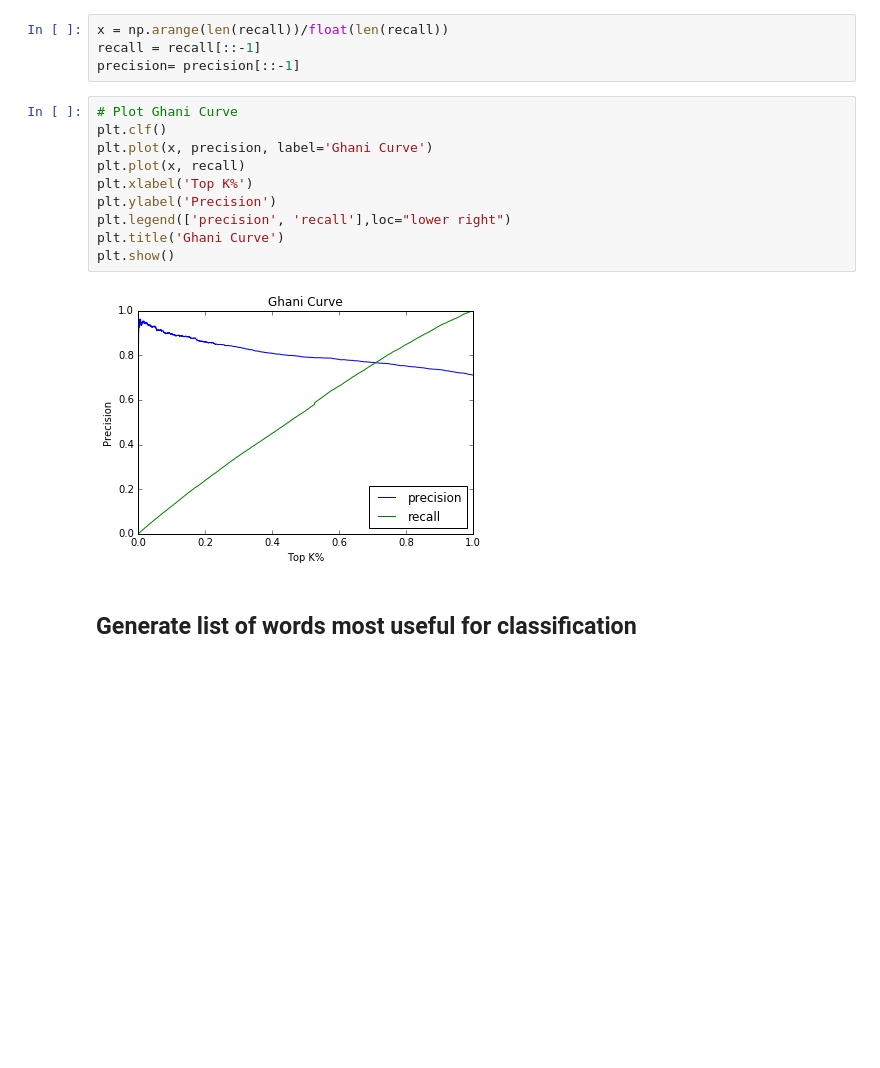
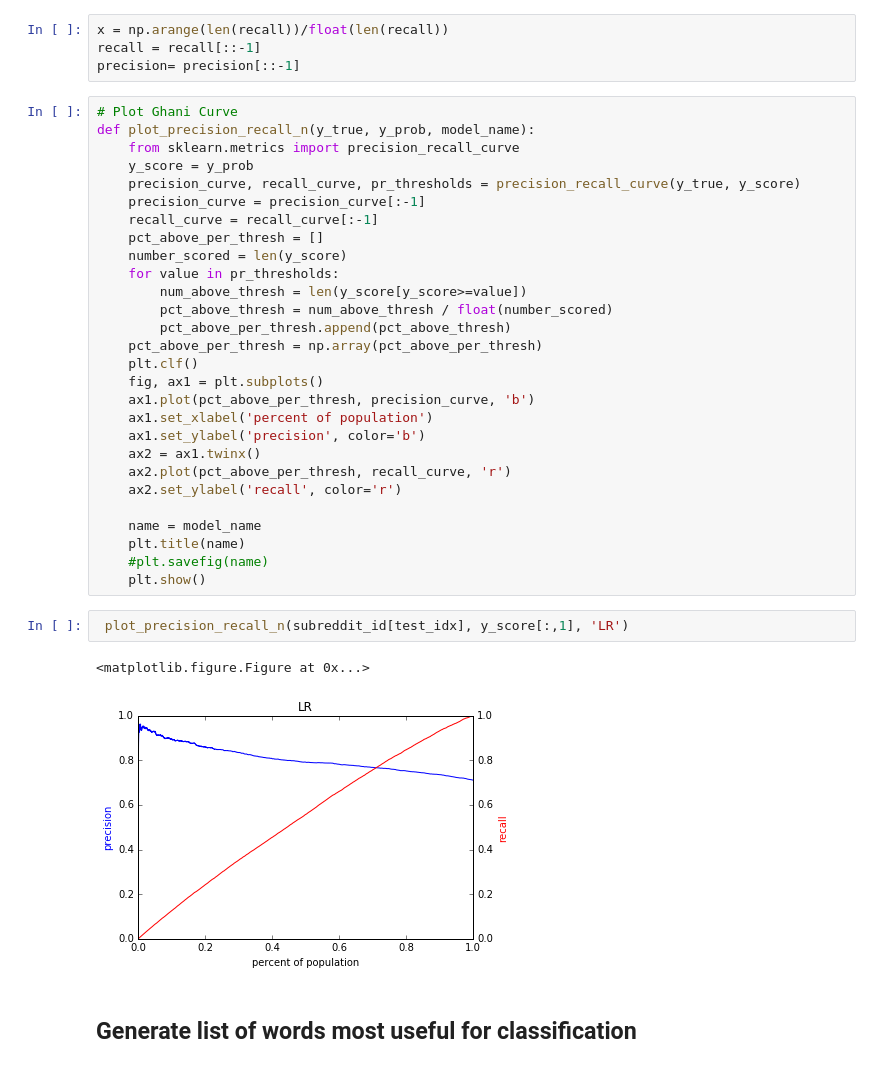
Before and after one commit to UCIDataScienceInitiative/NLP, a Jupyter notebook: document_classification.ipynb, the cells around one changed output. Drawn from its saved outputs; the diff is of its cells as text; blank space fills up the shorter version.

Commit message:
added ghani plot

```diff
--- a/document_classification.ipynb
+++ b/document_classification.ipynb
@@ -175,18 +175,39 @@ print(auc)
 x = np.arange(len(recall))/float(len(recall))
 recall = recall[::-1]
 precision= precision[::-1]
-# %%
-# Plot Ghani Curve
-plt.clf()
-plt.plot(x, precision, label='Ghani Curve')
-plt.plot(x, recall)
-plt.xlabel('Top K%')
-plt.ylabel('Precision')
-plt.legend(['precision', 'recall'],loc="lower right")
-plt.title('Ghani Curve')
-plt.show()
-# %% [output]
-[figure, removed]
+# %%
+# Plot Ghani Curve
+def plot_precision_recall_n(y_true, y_prob, model_name):
+    from sklearn.metrics import precision_recall_curve
+    y_score = y_prob
+    precision_curve, recall_curve, pr_thresholds = precision_recall_curve(y_true, y_score)
+    precision_curve = precision_curve[:-1]
+    recall_curve = recall_curve[:-1]
+    pct_above_per_thresh = []
+    number_scored = len(y_score)
+    for value in pr_thresholds:
+        num_above_thresh = len(y_score[y_score>=value])
+        pct_above_thresh = num_above_thresh / float(number_scored)
+        pct_above_per_thresh.append(pct_above_thresh)
+    pct_above_per_thresh = np.array(pct_above_per_thresh)
+    plt.clf()
+    fig, ax1 = plt.subplots()
+    ax1.plot(pct_above_per_thresh, precision_curve, 'b')
+    ax1.set_xlabel('percent of population')
+    ax1.set_ylabel('precision', color='b')
+    ax2 = ax1.twinx()
+    ax2.plot(pct_above_per_thresh, recall_curve, 'r')
+    ax2.set_ylabel('recall', color='r')
+
+    name = model_name
+    plt.title(name)
+    #plt.savefig(name)
+    plt.show()
+# %%
+ plot_precision_recall_n(subreddit_id[test_idx], y_score[:,1], 'LR')
+# %% [output]
+<matplotlib.figure.Figure at 0x...>
+[figure, added]
 # %% [markdown]
 ## Generate list of words most useful for classification
 # %%
```
